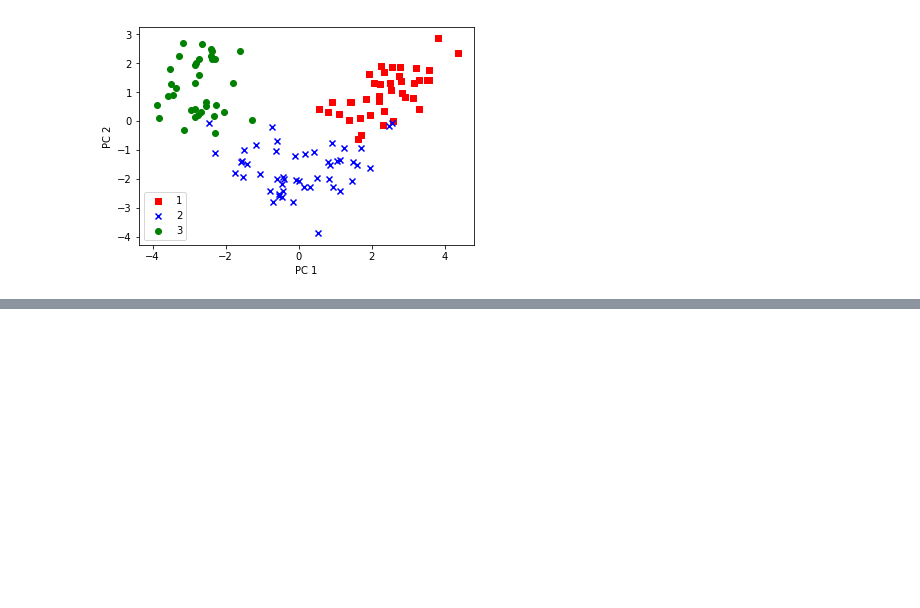
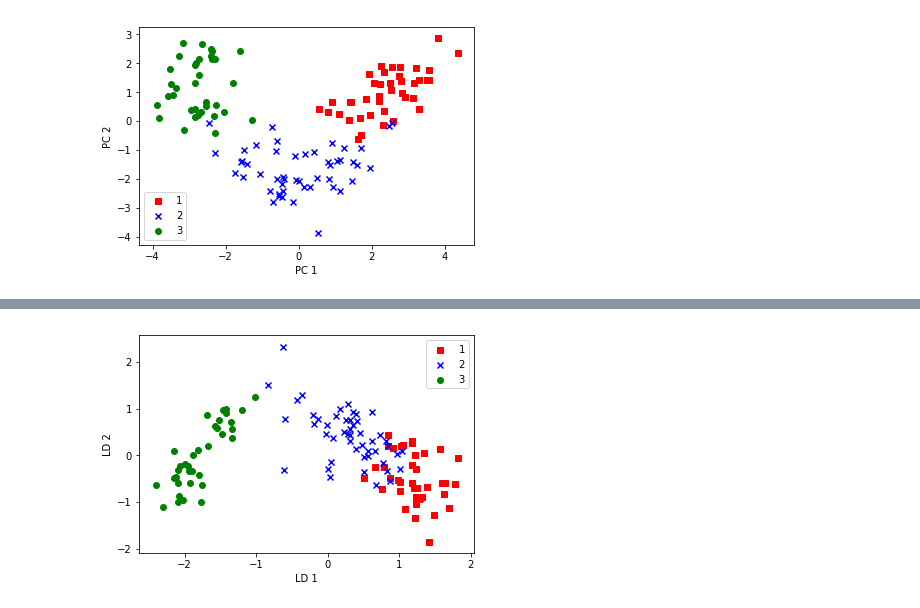
Before and after one commit to rarezhang/python_machine_learning, a Jupyter notebook: ch05_dimensionality_reduction/ch05_dimensionality_reduction.ipynb, the cells around one changed output, grey strips where cells are left out. Saved outputs shown, nothing was run; the diff lists cells and outputs as text; code cells hidden in the pictures; blank space fills up the shorter version.

````diff
--- a/ch05_dimensionality_reduction/ch05_dimensionality_reduction.ipynb
+++ b/ch05_dimensionality_reduction/ch05_dimensionality_reduction.ipynb
@@ -100,0 +243,7 @@ plt.show()
+# %%
+# LDA 5:
+# choose the k eigenvectors that correspond to the ```k``` largest eigenvalues to construct a ```d x k``` -dimensional transformation matrix ```W``` ;
+# the eigenvectors are the columns of this matrix
+# stack the two most discriminative eigenvector columns to create the transformation matrix W
+w = np.hstack((eigen_pairs[0][1][:, np.newaxis].real, eigen_pairs[1][1][:, np.newaxis].real))
+print('Matrix W:\n', w)
@@ -100,0 +265,15 @@ plt.show()
+# %%
+# LDA 6:
+# project the samples onto the new feature subspace using the transformation matrix ```W```
+# x' = xW
+X_train_lda = X_train_std.dot(w)
+colors = ['r', 'b', 'g']
+markers = ['s', 'x', 'o']
+for l, c, m in zip(np.unique(y_train), colors, markers):
+    plt.scatter(X_train_lda[y_train==l, 0], X_train_lda[y_train==l, 1], c=c, label=l, marker=m)
+plt.xlabel('LD 1')
+plt.ylabel('LD 2')
+plt.legend(loc='upper right')
+plt.show()
+# %% [output]
+[figure, added]
````
Also changed, not shown: parts of 14 cells of this notebook, 3 other files.
